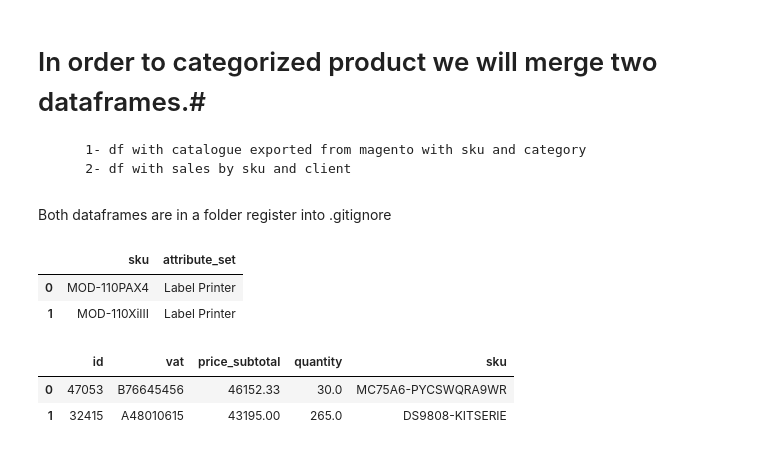
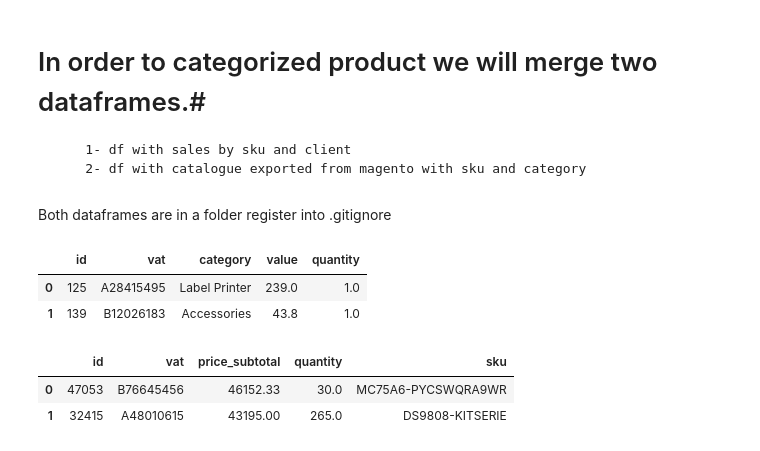
Before and after one commit to Albrodmar/Ironhack-Final-Project, a Jupyter notebook: notebooks/1- Merge sales-catalogue.ipynb, the cells around one changed output. Saved outputs shown, nothing was run; the diff lists cells and outputs as text; code cells hidden in the pictures.

```diff
--- a/notebooks/1- Merge sales-catalogue.ipynb
+++ b/notebooks/1- Merge sales-catalogue.ipynb
@@ -1,7 +1,7 @@
 # %% [markdown]
 # In order to categorized product we will merge two dataframes.#
-        1- df with catalogue exported from magento with sku and category
-        2- df with sales by sku and client
+        1- df with sales by sku and client
+        2- df with catalogue exported from magento with sku and category
 # %% [markdown]
 Both dataframes are in a folder register into .gitignore
 # %%
@@ -12,9 +9,11 @@ dfs = pd.read_csv('../data2/processed/sales_clean.csv')
+# %%
+df = pd.read_csv('../data2/processed/merged_clean.csv', index_col = 0)
 # %%
-dfc.head(2)
+df.head(2)
 # %% [output]
-|  | sku | attribute_set |
-| 0 | MOD-110PAX4 | Label Printer |
-| 1 | MOD-110XiIII | Label Printer |
+|  | id | vat | category | value | quantity |
+| 0 | 125 | A28415495 | Label Printer | 239.0 | 1.0 |
+| 1 | 139 | B12026183 | Accessories | 43.8 | 1.0 |
 # %%
 dfs.head(2)
 # %% [output]
```
Also changed, not shown: parts of 1 cell of this notebook, 29 other files.
